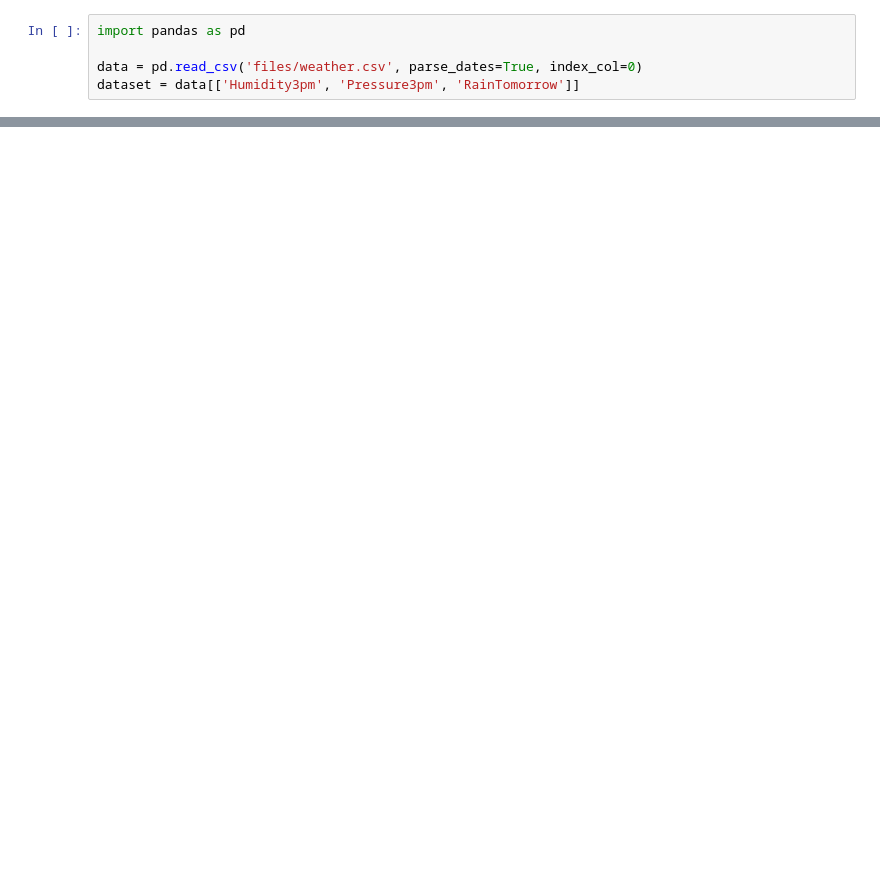
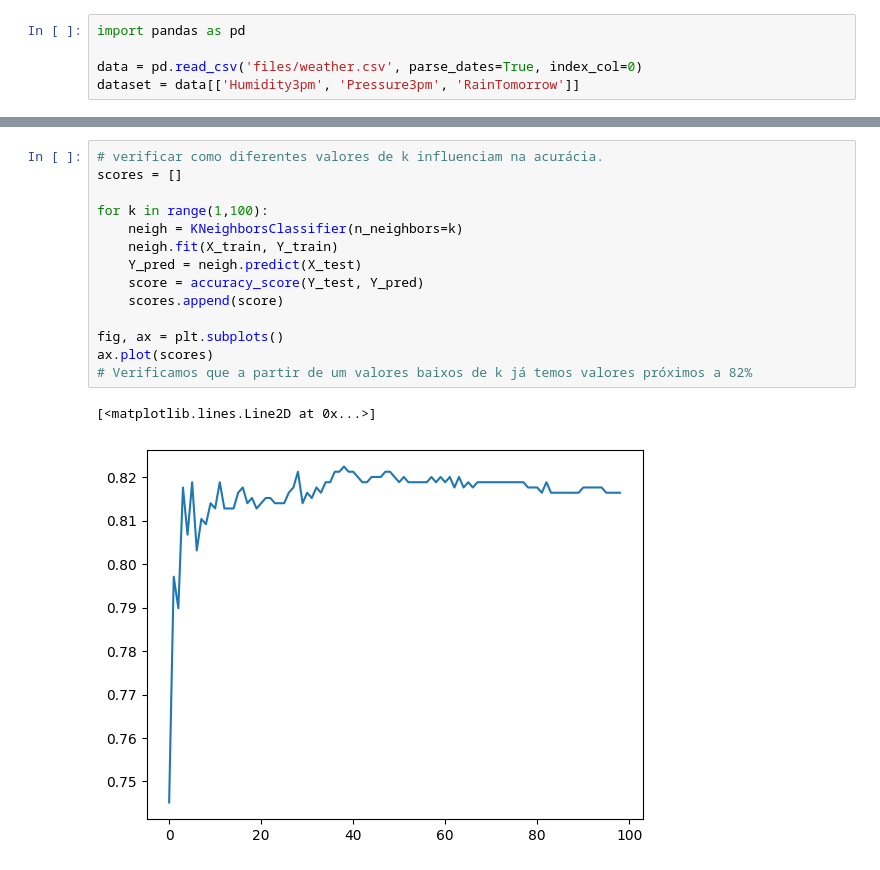
Before and after one commit to skylucacius/Tutoriais-Python, a Jupyter notebook: Rune - ML/Lição 0 - KNN.ipynb, the cells around one changed output, grey strips where cells are left out. Drawn from its saved outputs; the diff is of its cells as text; blank space fills up the shorter version.

```diff
--- a/Rune - ML/Lição 0 - KNN.ipynb
+++ b/Rune - ML/Lição 0 - KNN.ipynb
@@ -29,0 +45,17 @@ array([1, 1, 1, ..., 0, 0, 0])
+# %%
+# verificar como diferentes valores de k influenciam na acurácia.
+scores = []
+
+for k in range(1,100):
+    neigh = KNeighborsClassifier(n_neighbors=k)
+    neigh.fit(X_train, Y_train)
+    Y_pred = neigh.predict(X_test)
+    score = accuracy_score(Y_test, Y_pred)
+    scores.append(score)
+
+fig, ax = plt.subplots()
+ax.plot(scores)
+# Verificamos que a partir de um valores baixos de k já temos valores próximos a 82%
+# %% [output]
+[<matplotlib.lines.Line2D at 0x...>]
+[figure, added]
```
Also changed, not shown: parts of 3 cells of this notebook.
